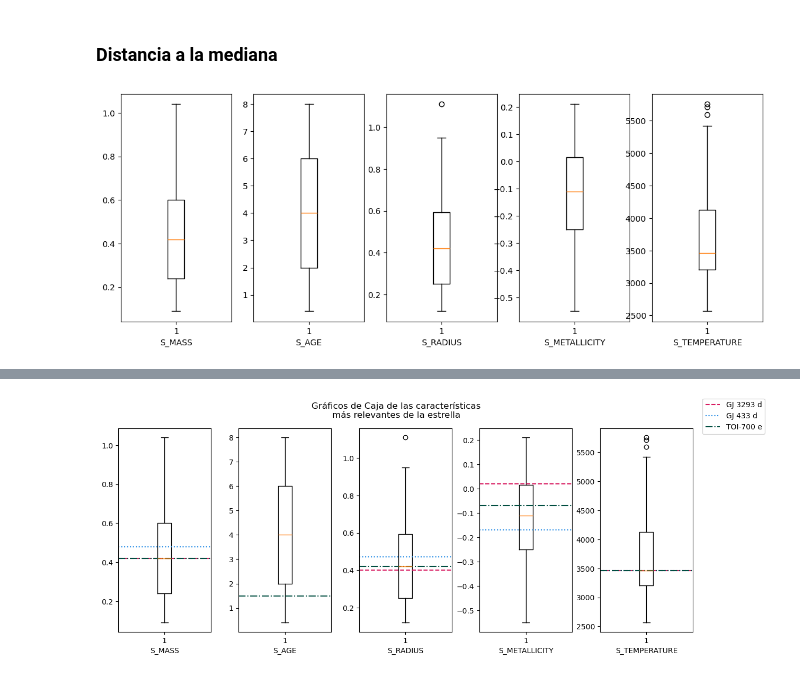
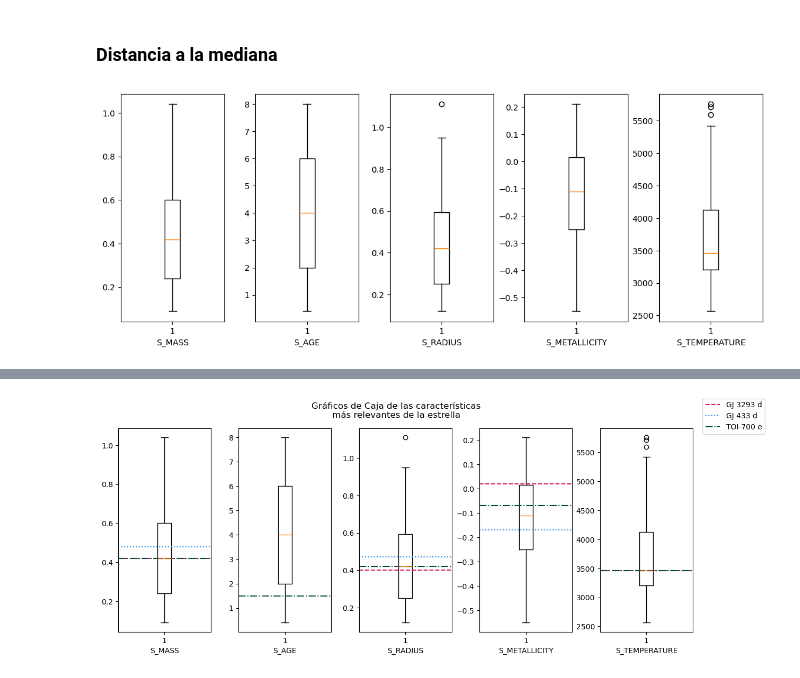
Before and after one commit to sphxisnot/Big-Data-2026, a Jupyter notebook: Hackaton_planetas_grupo_3.ipynb, the cells around one changed output, grey strips where cells are left out. Saved outputs shown, nothing was run; the diff lists cells and outputs as text; code cells hidden in the pictures.

```diff
--- a/Hackaton_planetas_grupo_3.ipynb
+++ b/Hackaton_planetas_grupo_3.ipynb
@@ -104,11 +104,12 @@ criteria=dict(zip(cols,median)) # se guardan en un diccionario con la llave el n
 # %%
 fig, axs =plt.subplots(1,5,figsize=(14,5)) # gráfico medio feo de estadística de nuestros parámetros más importantes
 for item, i in zip(params,range(5)):
     axs[i].boxplot(data_habitable[item].dropna()) # sin NaN o queda en blanco
     axs[i].set(xlabel=item)
+fig.subplots_adjust(wspace=0.3)
 #fig.savefig("box.png", dpi=300) # descomentar para guardar la figura
 # %% [output]
-[figure, old version]
+[figure, new version]
 # %%
 near =np.ones(shape=(5,len(data_habitable))) # creamos un array para guardar las distancias a la mediana
 for item, i in zip(params,range(5)):
```
Also changed, not shown: parts of 4 cells of this notebook.
